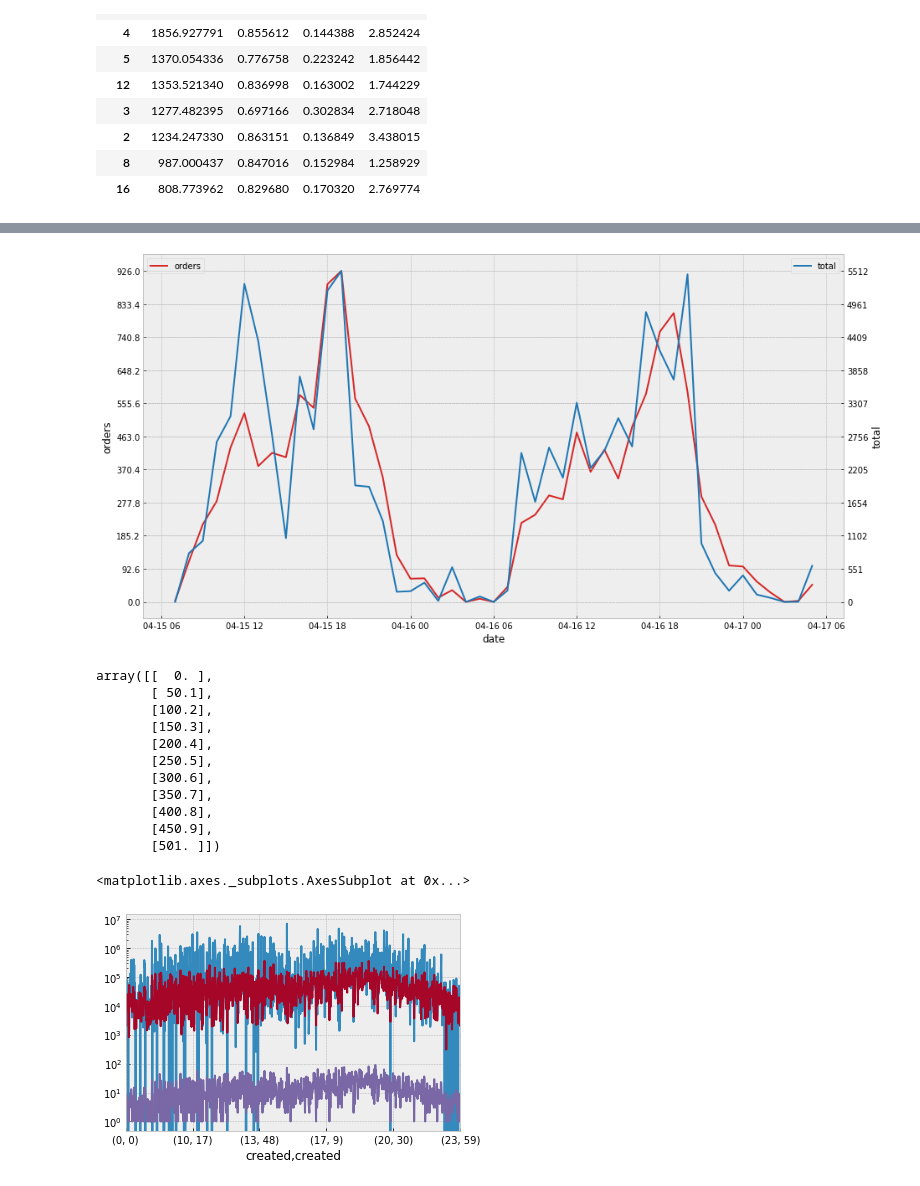
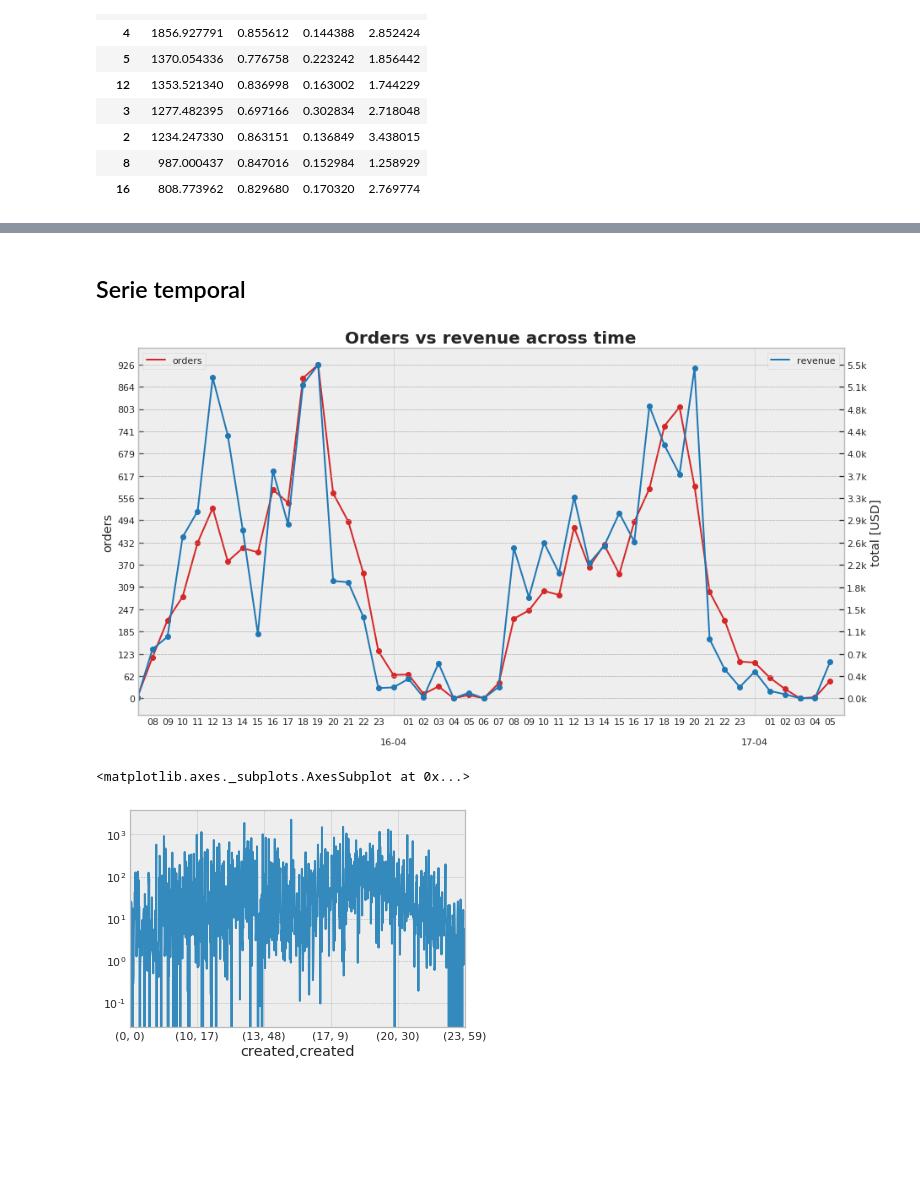
Before and after one commit to GeraCollante/rappi_data_eng_challenge, a Jupyter notebook: rappi_challenge.ipynb, the cells around one changed output, grey strips where cells are left out. Saved outputs shown, nothing was run; the diff lists cells and outputs as text; code cells hidden in the pictures; blank space fills up the shorter version.

```diff
--- a/rappi_challenge.ipynb
+++ b/rappi_challenge.ipynb
@@ -88,3 +117,9 @@ usd_df.set_index('date')
 | 2019-04-15 | 3122.942901 |
 | 2019-04-16 | 3144.438907 |
 | 2019-04-17 | 3167.129978 |
+# %%
+def usd_cop(x):
+    return usd_df.loc[x].usd
+
+def usd_cop2(value, date):
+    return value/usd_df.loc[date].usd
@@ -90,0 +128,4 @@ usd_df.set_index('date')
+# %%
+%%time
+
+df['usd_cop'] = df.apply(lambda x: usd_cop2(x['total'], x['created'].strftime('%Y-%m-%d')), axis=1)
@@ -90,0 +137,6 @@ usd_df.set_index('date')
+# %%
+%%time
+
+df['usd_cop'] = df.created.apply(lambda x: usd_cop(x.strftime('%Y-%m-%d')))
+df.total = df.total/df.usd_cop
+df.drop('usd_cop', axis=1, inplace=True)
@@ -388,40 +527,65 @@ plt.show()
+# %% [markdown]
+## Serie temporal
 # %%
 ts = df.set_index(df.created)
+# %%
+min_date = ts.index.min()
+max_date = ts.index.max()
 # %%
+import matplotlib.dates as mdates
+from matplotlib.dates import DateFormatter
+
 # Compute df to plot
 t = '1H'
 ts_orders = ts.resample(t).order.count().to_frame()
 ts_total = ts.resample(t).total.sum().to_frame()
 
 # Variables
-steps = 10
-ax1_yticks=np.linspace(ts_orders.min(), ts_orders.max(), steps+1)
+steps = 15
+ax1_yticks=np.round(np.linspace(ts_orders.min(), ts_orders.max(), steps+1),0)
 ax2_yticks=np.linspace(ts_total.min(), ts_total.max(), steps+1)
 ax1_color='tab:red'
 ax2_color='tab:blue'
 
 # Draw plot
 fig, ax1 = plt.subplots(figsize=(15,8))
-ax1.plot(ts_orders, color=ax1_color, label='orders')
+ax1.plot(ts_orders, color=ax1_color, label='orders', linewidth=2)
+ax1.plot(ts_orders, 'o', color=ax1_color)
 
 # Decorate
-
-ax1.set_xlabel('date')
+#ax1.set_xlabel('date')
 ax1.set_ylabel('orders')
 ax1.tick_params(axis='y')
 ax1.set_yticks(ax1_yticks)
 ax1.legend(loc='upper left')
 
 ax2 = ax1.twinx()  # instantiate a second axes that shares the same x-axis
 
 # Draw plot
-ax2.plot(ts_total, color=ax2_color, label='total')
+ax2.plot(ts_total, color=ax2_color, label='revenue')
+ax2.plot(ts_total, 'o', color=ax2_color)
 
 # Decorate
 ax2.set_ylabel('total')
 ax2.set_yticks(ax2_yticks)
+ax2_ytickslabels = ["%.1fk" % x for x in list(ax2.get_yticks()/1000)]
+#ax2_ytickslabels = ['{:,.1f}'.format(x) + 'k' for x in ax2_yticks/1000]
+ax2.set_yticklabels(ax2_ytickslabels)
 ax2.legend(loc='upper right')
+ax2.set_ylabel('total [USD]')
+ax2.set_xlim(min_date,max_date)
+plt.title('Orders vs revenue across time',
+          fontdict={'size':20,
+                    'weight':'bold'})
+
+# Define the date format
+ax1.xaxis.set(
+    major_locator=mdates.DayLocator(),
+    major_formatter=mdates.DateFormatter("\n\n%d-%m"),
+    minor_locator=mdates.HourLocator(interval=1),
+    minor_formatter=mdates.DateFormatter("%H"),
+)
 
 plt.show()
 # %% [output]
-[figure, old version]
+[figure, new version]
@@ -432,25 +592,10 @@ import matplotlib.dates as mdates
-# %%
-steps = 10
-np.linspace(ts_orders.min(), ts_orders.max(), steps+1)
-# %% [output]
-array([[  0. ],
-       [ 50.1],
-       [100.2],
-       [150.3],
-       [200.4],
-       [250.5],
-       [300.6],
-       [350.7],
-       [400.8],
-       [450.9],
-       [501. ]])
 # %%
 hour_df = pd.concat([ts.groupby([ts.index.hour, ts.index.minute])[['total','dist']].sum(), \
                      ts.groupby([ts.index.hour, ts.index.minute])[['order']].count()], axis=1)
 
 hour_df.total.plot(logy=True)
-hour_df.dist.plot()
-hour_df.order.plot()
+#hour_df.dist.plot()
+#hour_df.order.plot()
 # %% [output]
 <matplotlib.axes._subplots.AxesSubplot at 0x...>
-[figure, old version]
+[figure, new version]
```
Also changed, not shown: parts of 38 cells of this notebook, 1 other file.
